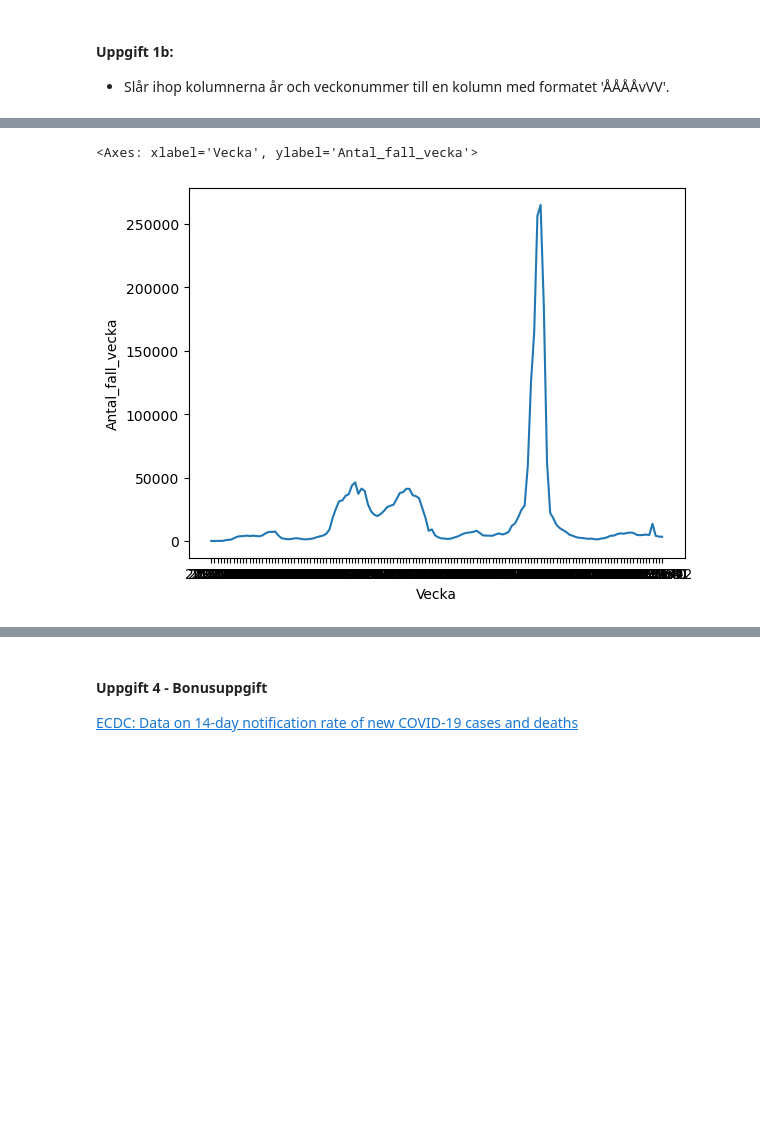
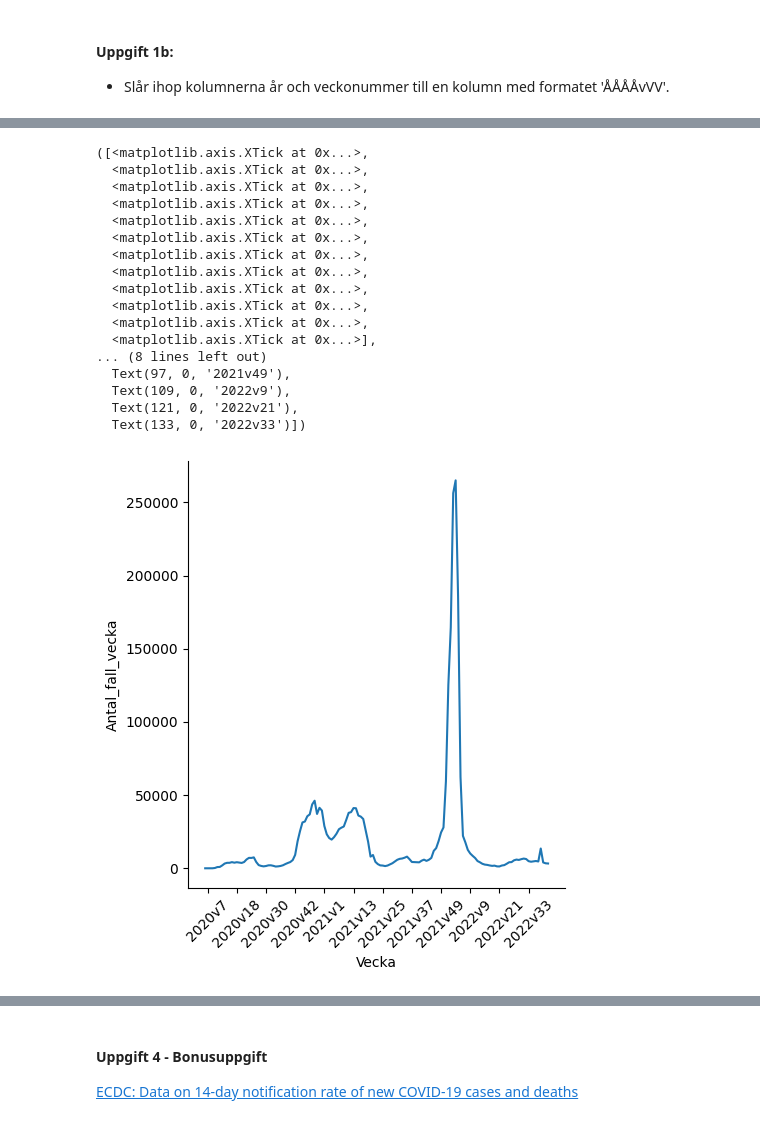
Before and after one commit to dancla240/Databehandling_Daniel_Claesson, a Jupyter notebook: Lab1/Lab1_Daniel_Claesson.ipynb, the cells around one changed output, grey strips where cells are left out. Drawn from its saved outputs; the diff is of its cells as text; code cells hidden in the pictures; blank space fills up the shorter version.

```diff
--- a/Lab1/Lab1_Daniel_Claesson.ipynb
+++ b/Lab1/Lab1_Daniel_Claesson.ipynb
@@ -117,5 +120,7 @@ covid.head()
 # %%
 #sns.lineplot(x='Vecka', y='Antal_avlidna_vecka', data=covid)
-
 sns.relplot(x='Vecka', y='Antal_avlidna_vecka', kind='line', data=covid)
+loc, labels = plt.xticks()
+#print(loc, labels)
+plt.xticks(loc[1:-1:12], labels[0:-1:12], rotation=45)
 # %% [output]
@@ -124,5 +145,22 @@ sns.relplot(x='Vecka', y='Antal_avlidna_vecka', kind='line', data=covid)
 # %%
-sns.lineplot(x='Vecka', y='Antal_fall_vecka', data=covid)
+sns.relplot(x='Vecka', y='Antal_fall_vecka', kind='line', data=covid)
+plt.xticks(loc[1:-1:12], labels[0:-1:12], rotation=45)
 # %% [output]
-<Axes: xlabel='Vecka', ylabel='Antal_fall_vecka'>
+([<matplotlib.axis.XTick at 0x...>,
+  <matplotlib.axis.XTick at 0x...>,
+  <matplotlib.axis.XTick at 0x...>,
+  <matplotlib.axis.XTick at 0x...>,
+  <matplotlib.axis.XTick at 0x...>,
+  <matplotlib.axis.XTick at 0x...>,
+  <matplotlib.axis.XTick at 0x...>,
+  <matplotlib.axis.XTick at 0x...>,
+  <matplotlib.axis.XTick at 0x...>,
+  <matplotlib.axis.XTick at 0x...>,
+  <matplotlib.axis.XTick at 0x...>,
+  <matplotlib.axis.XTick at 0x...>],
+... (8 lines left out)
+  Text(97, 0, '2021v49'),
+  Text(109, 0, '2022v9'),
+  Text(121, 0, '2022v21'),
+  Text(133, 0, '2022v33')])
-[figure, old version]
+[figure, new version]
```
Also changed, not shown: parts of 5 cells of this notebook.
